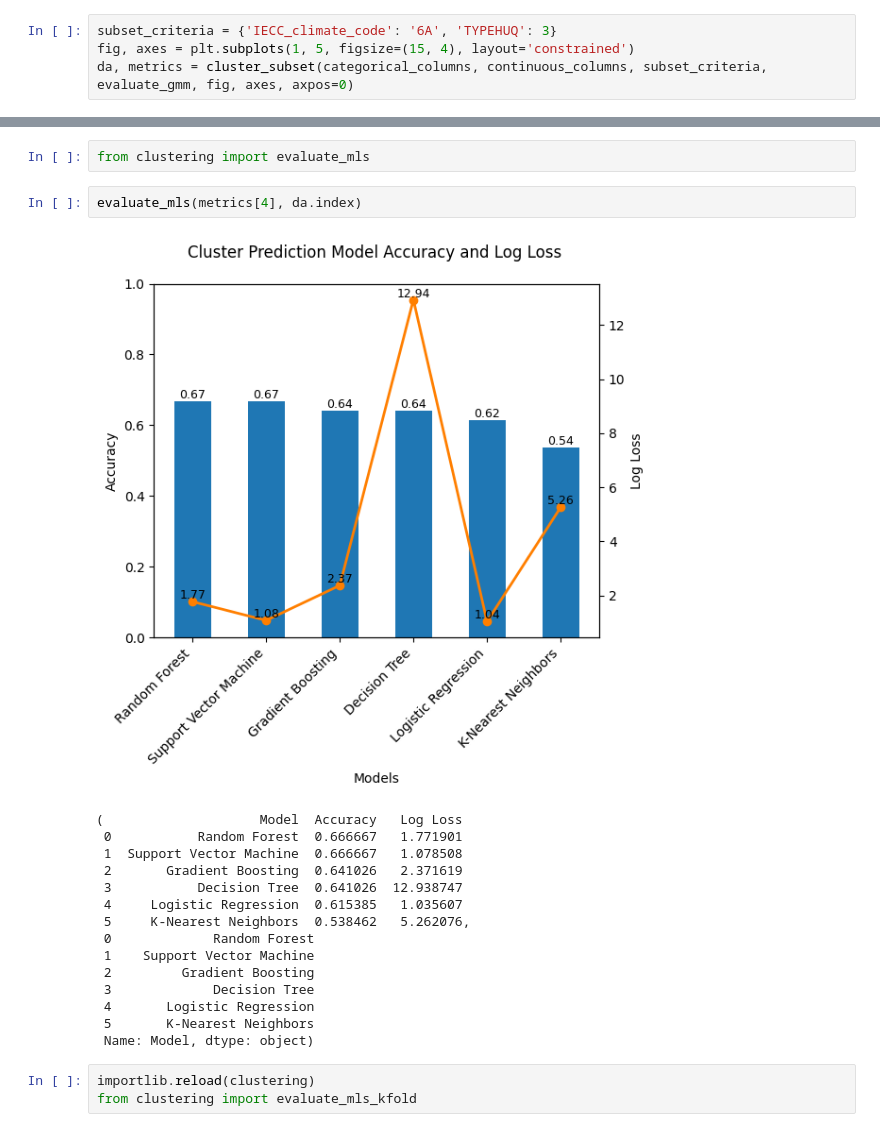
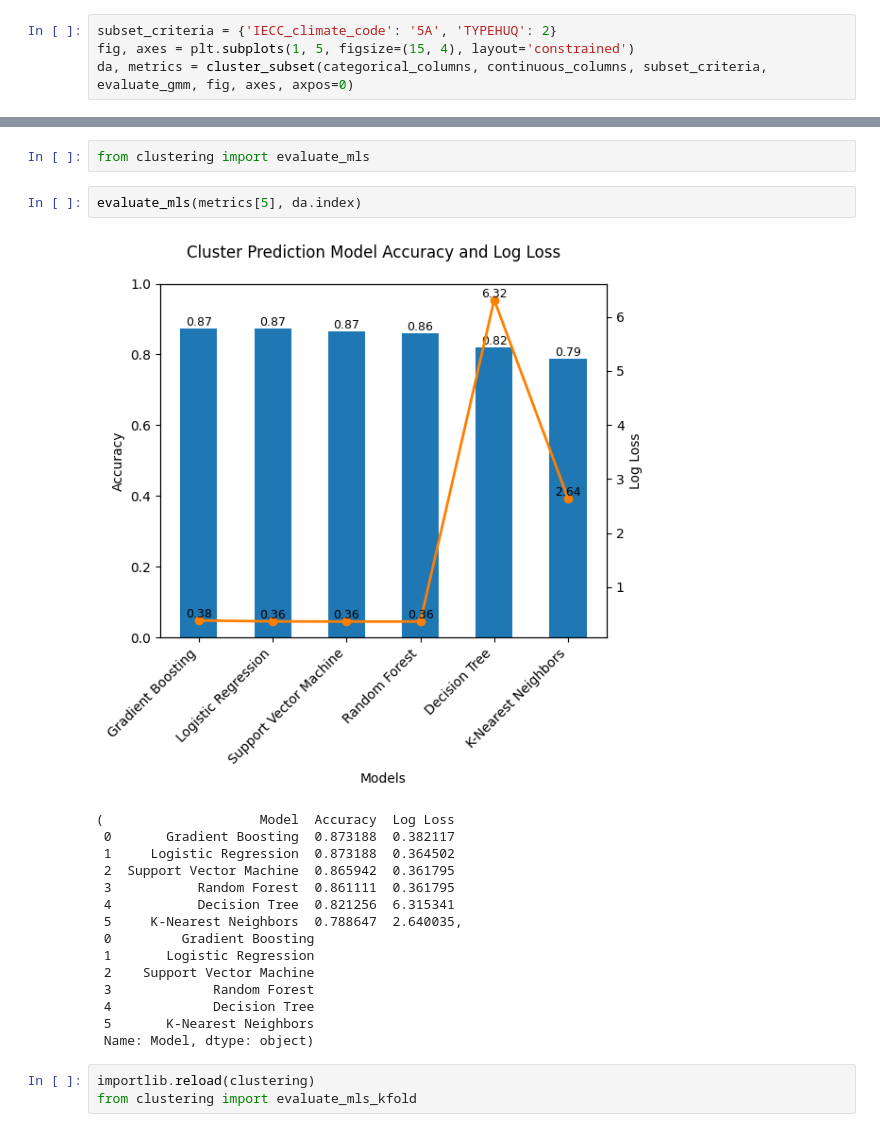
Before and after one commit to Chengxuan-Li/USBuildingArchetypes, a Jupyter notebook: workflow/clustering/250517_fixing.ipynb, the cells around one changed output, grey strips where cells are left out. Drawn from its saved outputs; the diff is of its cells as text.

```diff
--- a/workflow/clustering/250517_fixing.ipynb
+++ b/workflow/clustering/250517_fixing.ipynb
@@ -70,7 +70,7 @@ df_computed.groupby(
 |  | 5 | 2185.886938 | 2 |
 83 rows × 2 columns
 # %%
-subset_criteria = {'IECC_climate_code': '6A', 'TYPEHUQ': 3}
+subset_criteria = {'IECC_climate_code': '5A', 'TYPEHUQ': 2}
 fig, axes = plt.subplots(1, 5, figsize=(15, 4), layout='constrained')
 da, metrics = cluster_subset(categorical_columns, continuous_columns, subset_criteria, evaluate_gmm, fig, axes, axpos=0)
 # %% [output]
@@ -102,21 +78,21 @@ axes[axpos].legend(handles + handles2, labels + labels2, loc='upper right', prop
 # %%
 from clustering import evaluate_mls
 # %%
-evaluate_mls(metrics[4], da.index)
+evaluate_mls(metrics[5], da.index)
 # %% [output]
-[figure, old version]
+[figure, new version]
-(                    Model  Accuracy   Log Loss
- 0           Random Forest  0.666667   1.771901
- 1  Support Vector Machine  0.666667   1.078508
- 2       Gradient Boosting  0.641026   2.371619
- 3           Decision Tree  0.641026  12.938747
- 4     Logistic Regression  0.615385   1.035607
- 5     K-Nearest Neighbors  0.538462   5.262076,
- 0             Random Forest
- 1    Support Vector Machine
- 2         Gradient Boosting
- 3             Decision Tree
- 4       Logistic Regression
+(                    Model  Accuracy  Log Loss
+ 0       Gradient Boosting  0.873188  0.382117
+ 1     Logistic Regression  0.873188  0.364502
+ 2  Support Vector Machine  0.865942  0.361795
+ 3           Random Forest  0.861111  0.361795
+ 4           Decision Tree  0.821256  6.315341
+ 5     K-Nearest Neighbors  0.788647  2.640035,
+ 0         Gradient Boosting
+ 1       Logistic Regression
+ 2    Support Vector Machine
+ 3             Random Forest
+ 4             Decision Tree
  5       K-Nearest Neighbors
  Name: Model, dtype: object)
 # %%
```
Also changed, not shown: parts of 7 cells of this notebook, 2 other files.
